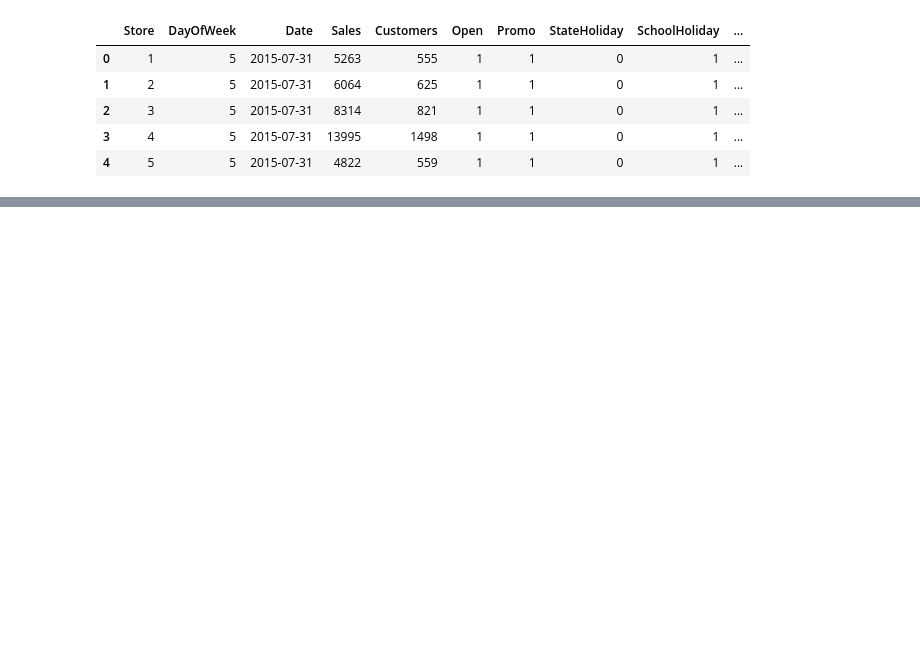
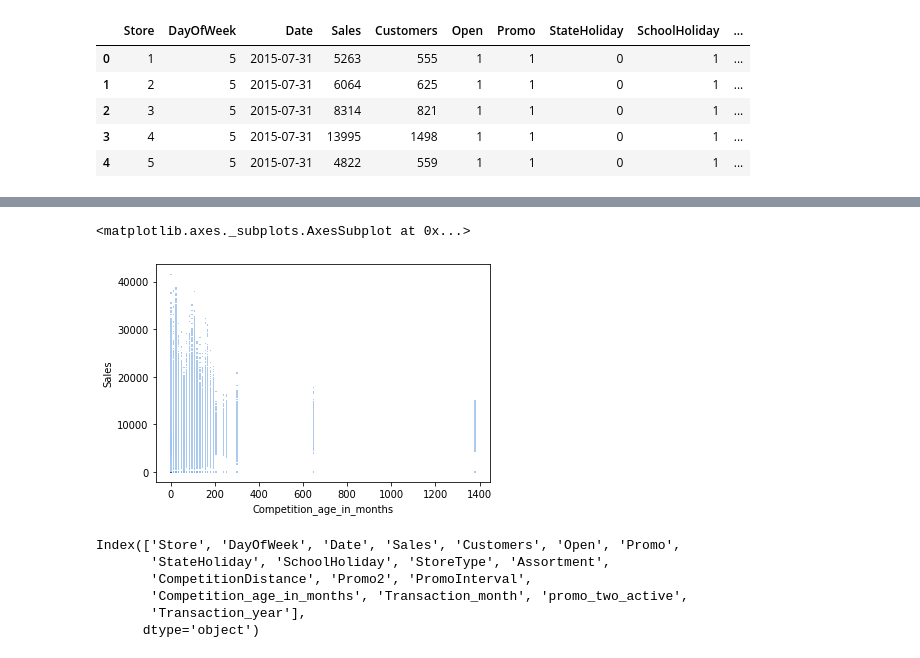
Before and after one commit to omkar123katare/Capstone_2_Retail_sales_prediction, a Jupyter notebook: retail_sales__predicton_capstone_2.ipynb, the cells around one changed output, grey strips where cells are left out. Drawn from its saved outputs; the diff is of its cells as text; code cells hidden in the pictures; blank space fills up the shorter version.

```diff
--- a/retail_sales__predicton_capstone_2.ipynb
+++ b/retail_sales__predicton_capstone_2.ipynb
@@ -537,0 +619,14 @@ AssertionError: ignored
+# %%
+sns.histplot(x=new_df['Competition_age_in_months'],y=new_df['Sales'])
+# %% [output]
+<matplotlib.axes._subplots.AxesSubplot at 0x...>
+[figure, added]
+# %%
+new_df.columns
+# %% [output]
+Index(['Store', 'DayOfWeek', 'Date', 'Sales', 'Customers', 'Open', 'Promo',
+       'StateHoliday', 'SchoolHoliday', 'StoreType', 'Assortment',
+       'CompetitionDistance', 'Promo2', 'PromoInterval',
+       'Competition_age_in_months', 'Transaction_month', 'promo_two_active',
+       'Transaction_year'],
+      dtype='object')
```
Also changed, not shown: parts of 33 cells of this notebook.
